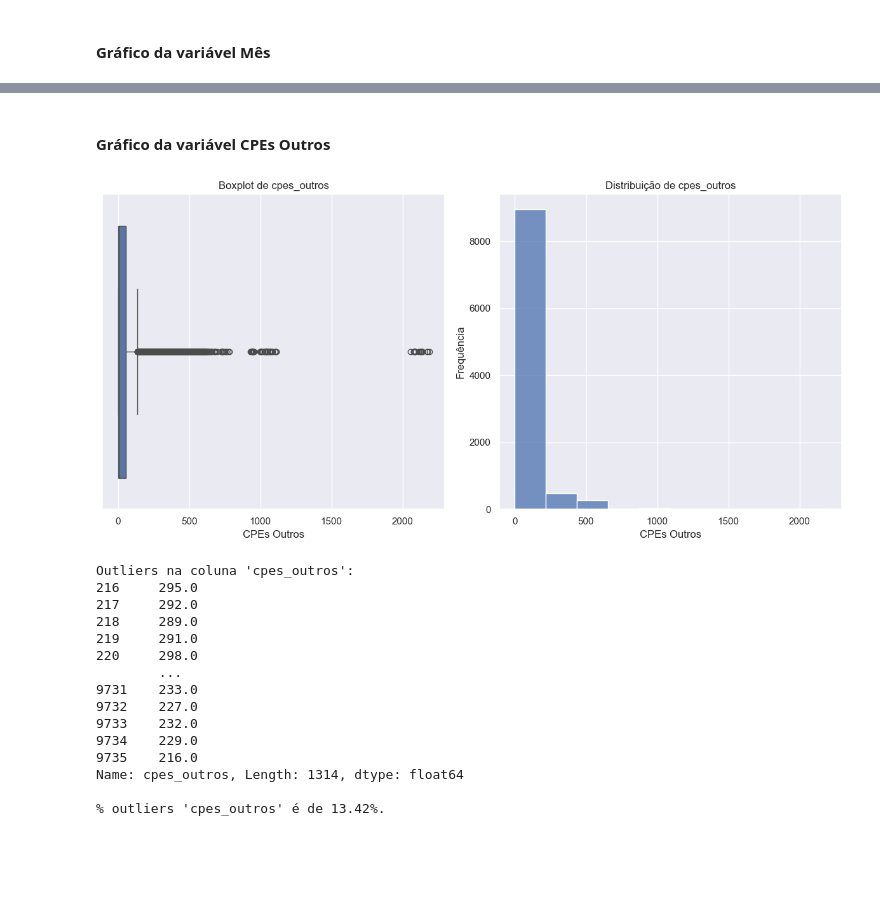
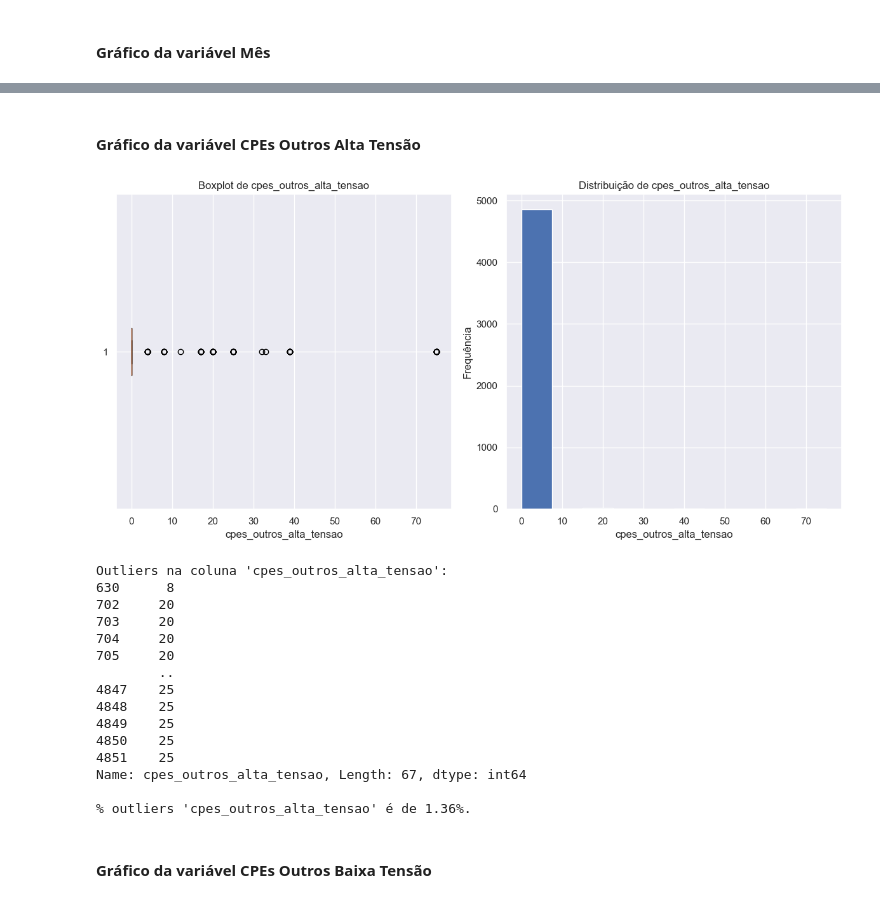
Before and after one commit to kreativermario/Projeto-DECD, a Jupyter notebook: notebooks/data_understanding.ipynb, the cells around one changed output, grey strips where cells are left out. Cells and saved outputs as stored; diff of their text form; code cells hidden in the pictures; blank space fills up the shorter version.

```diff
--- a/notebooks/data_understanding.ipynb
+++ b/notebooks/data_understanding.ipynb
@@ -462,55 +806,56 @@ Name: cpes_não_doméstico, Length: 1208, dtype: float64
 # %% [markdown]
-#### Gráfico da variável CPEs Outros
+#### Gráfico da variável CPEs Outros Alta Tensão
 # %%
 # Coluna para o histograma
-coluna_cpes_outros = 'cpes_outros'
+coluna_cpes_outros_alta = 'cpes_outros_alta_tensao'
 
 # Criar subplots
 fig, (ax_boxplot, ax_hist) = plt.subplots(1, 2, figsize=(12, 6))
 
 # Boxplot
-sns.boxplot(x='cpes_outros', data=merged_df, ax=ax_boxplot)
-ax_boxplot.set_title(f'Boxplot de {coluna_cpes_outros}')
-ax_boxplot.set_xlabel('CPEs Outros')
-
+ax_boxplot.boxplot(merged_df[coluna_cpes_outros_alta], vert=False)
+ax_boxplot.set_title(f'Boxplot de {coluna_cpes_outros_alta}')
+ax_boxplot.set_xlabel(coluna_cpes_outros_alta)
 
 # Histograma
-sns.histplot(data=merged_df, x=coluna_cpes_outros, ax=ax_hist, bins=10)
-ax_hist.set_title(f'Distribuição de {coluna_cpes_outros}')
-ax_hist.set_xlabel('CPEs Outros')
+ax_hist.hist(merged_df[coluna_cpes_outros_alta], bins=10)
+ax_hist.set_title(f'Distribuição de {coluna_cpes_outros_alta}')
+ax_hist.set_xlabel(coluna_cpes_outros_alta)
 ax_hist.set_ylabel('Frequência')
 
 plt.tight_layout()
 plt.show()
 
 # Encontrar outliers
-outliers = find_outliers(merged_df[coluna_cpes_outros])
-print(f"Outliers na coluna '{coluna_cpes_outros}':\n{outliers}\n")
+outliers = find_outliers(merged_df[coluna_cpes_outros_alta])
+print(f"Outliers na coluna '{coluna_cpes_outros_alta}':\n{outliers}\n")
 
 # Calcular o número total de valores na coluna 'cpes_outros'
-total_valores = len(merged_df[coluna_cpes_outros])
+total_valores = len(merged_df[coluna_cpes_outros_alta])
 
 # Calcular o número de outliers
 num_outliers = len(outliers)
 
 # Calcular a percentagem de outliers
 percent_outliers = (num_outliers / total_valores) * 100
 
-print(f"% outliers '{coluna_cpes_outros}' é de {percent_outliers:.2f}%.")
+print(f"% outliers '{coluna_cpes_outros_alta}' é de {percent_outliers:.2f}%.")
 # %% [output]
-[figure, old version]
+[figure, new version]
-Outliers na coluna 'cpes_outros':
-216     295.0
-217     292.0
-218     289.0
-219     291.0
-220     298.0
-        ...
-9731    233.0
-9732    227.0
-9733    232.0
-9734    229.0
-9735    216.0
-Name: cpes_outros, Length: 1314, dtype: float64
+Outliers na coluna 'cpes_outros_alta_tensao':
+630      8
+702     20
+703     20
+704     20
+705     20
+        ..
+4847    25
+4848    25
+4849    25
+4850    25
+4851    25
+Name: cpes_outros_alta_tensao, Length: 67, dtype: int64
 
-% outliers 'cpes_outros' é de 13.42%.
+% outliers 'cpes_outros_alta_tensao' é de 1.36%.
+# %% [markdown]
+#### Gráfico da variável CPEs Outros Baixa Tensão
```
Also changed, not shown: parts of 27 cells of this notebook, 4 other files.
